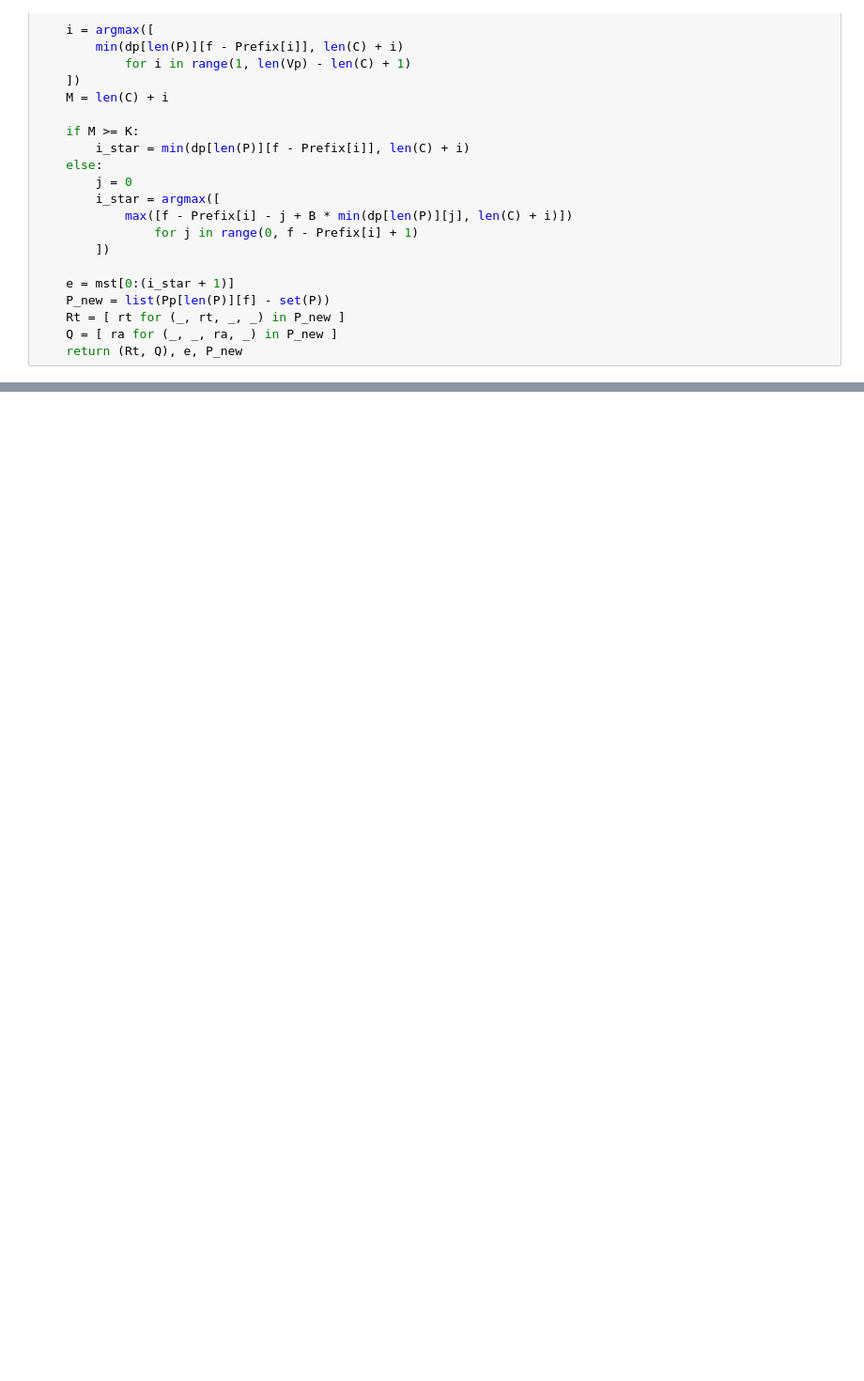
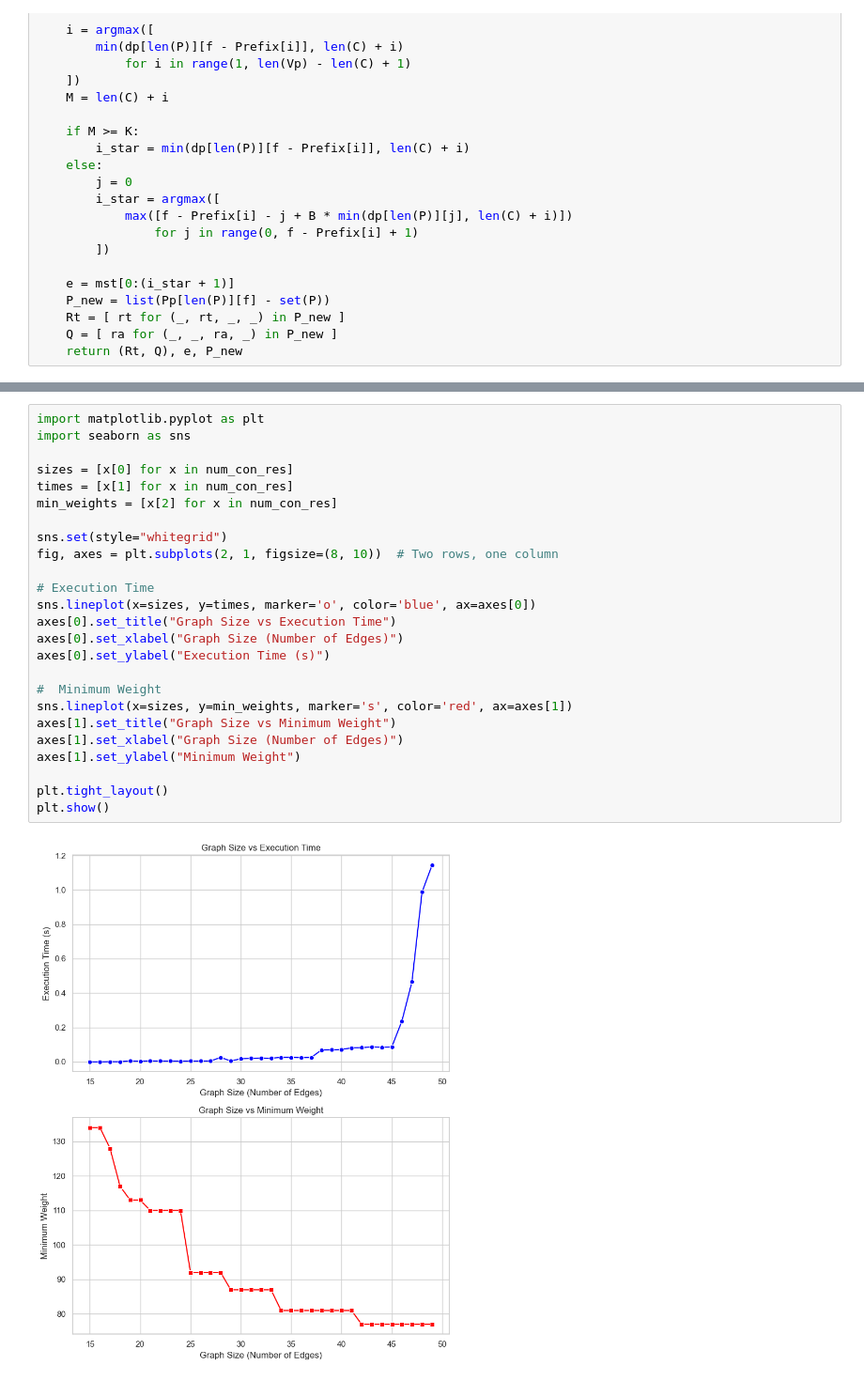
Before and after one commit to Cubified/power_grid, a Jupyter notebook: 00_algorithm_experiments.ipynb, the cells around one changed output, grey strips where cells are left out. Shown: that part at 94% size. Cells and saved outputs as stored; diff of their text form; blank space fills up the shorter version.

```diff
--- a/00_algorithm_experiments.ipynb
+++ b/00_algorithm_experiments.ipynb
@@ -254,0 +331,27 @@ phase2_purchase_build_power(P_player, G, C, f, ResourceCost, K, B)
+# %%
+import matplotlib.pyplot as plt
+import seaborn as sns
+
+sizes = [x[0] for x in num_con_res]
+times = [x[1] for x in num_con_res]
+min_weights = [x[2] for x in num_con_res]
+
+sns.set(style="whitegrid")
+fig, axes = plt.subplots(2, 1, figsize=(8, 10))  # Two rows, one column
+
+# Execution Time
+sns.lineplot(x=sizes, y=times, marker='o', color='blue', ax=axes[0])
+axes[0].set_title("Graph Size vs Execution Time")
+axes[0].set_xlabel("Graph Size (Number of Edges)")
+axes[0].set_ylabel("Execution Time (s)")
+
+#  Minimum Weight
+sns.lineplot(x=sizes, y=min_weights, marker='s', color='red', ax=axes[1])
+axes[1].set_title("Graph Size vs Minimum Weight")
+axes[1].set_xlabel("Graph Size (Number of Edges)")
+axes[1].set_ylabel("Minimum Weight")
+
+plt.tight_layout()
+plt.show()
+# %% [output]
+[figure, added]
```
Also changed, not shown: parts of 7 cells of this notebook.
